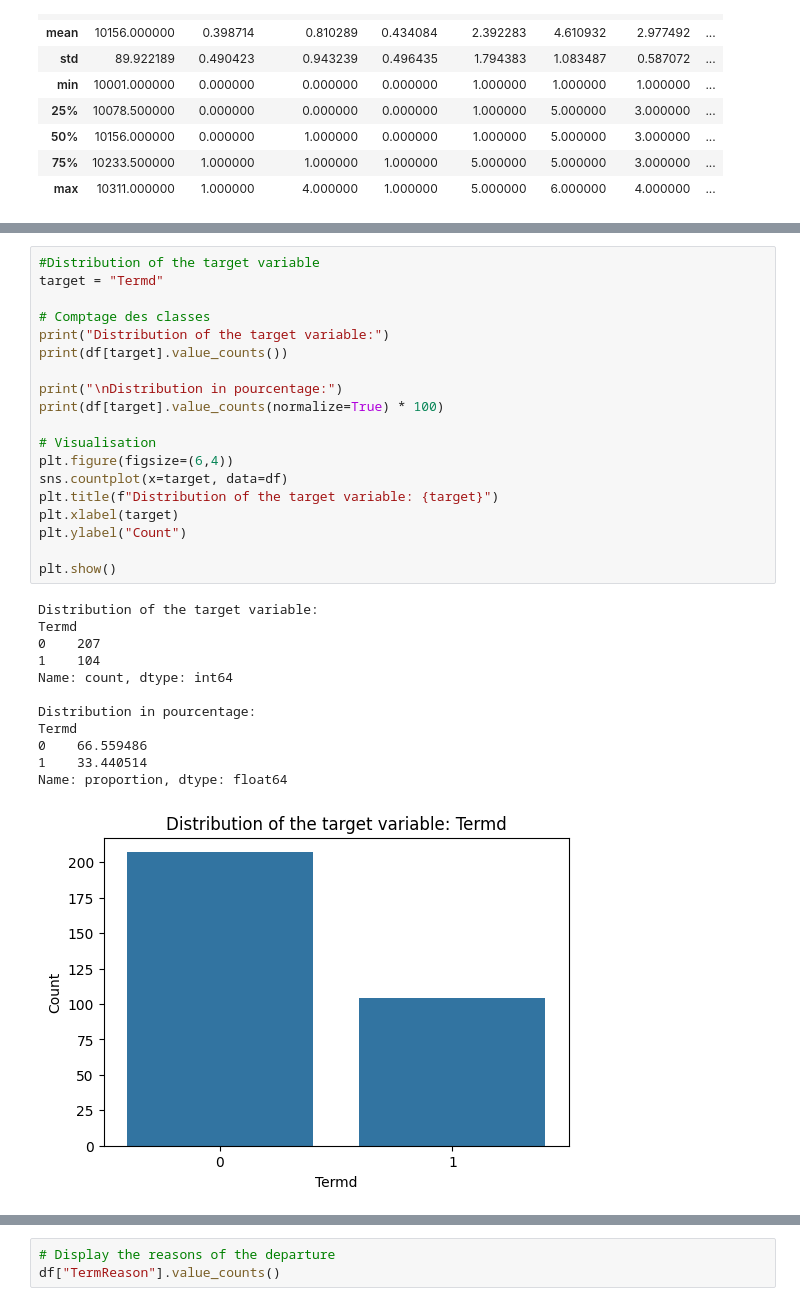
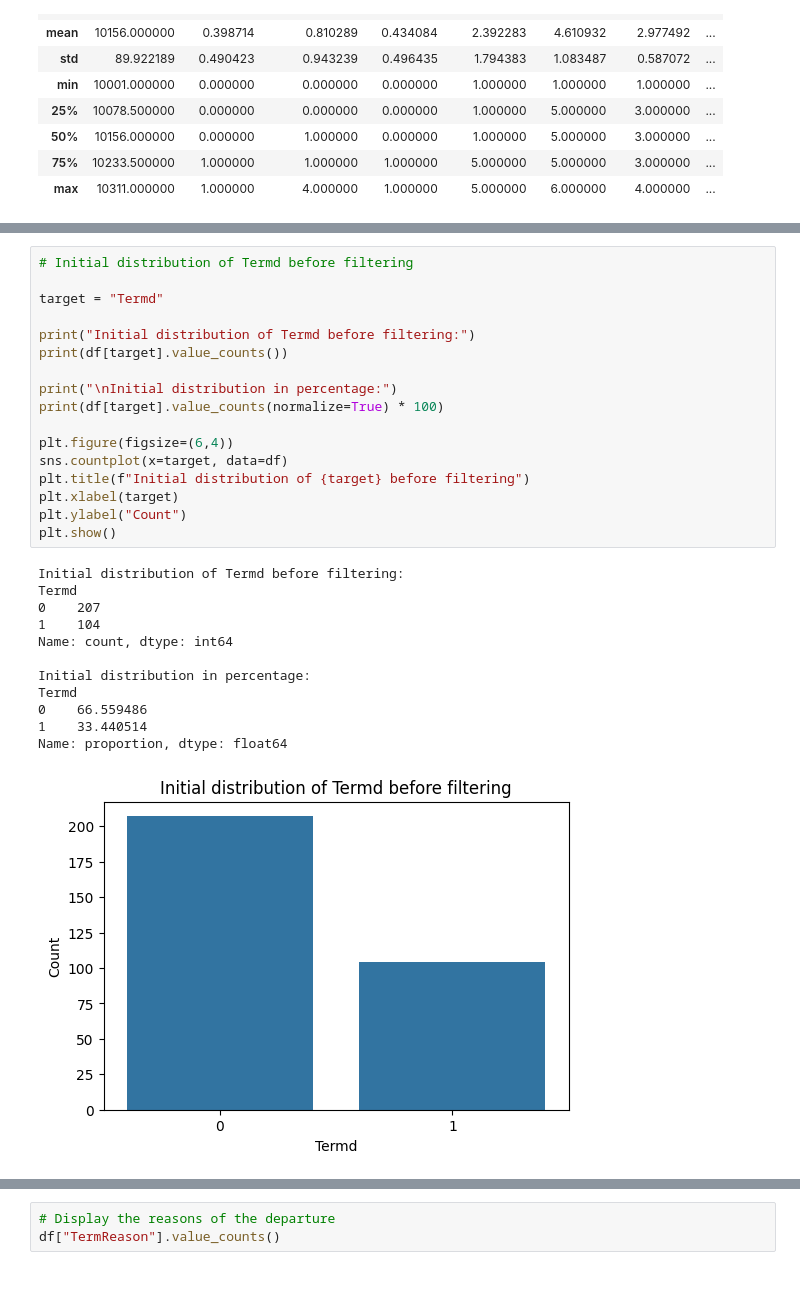
Before and after one commit to oviachane/Hackathon_AI_explainability-, a Jupyter notebook: notebooks/eda.ipynb, the cells around one changed output, grey strips where cells are left out. Cells and saved outputs as stored; diff of their text form.

```diff
--- a/notebooks/eda.ipynb
+++ b/notebooks/eda.ipynb
@@ -119,34 +121,32 @@ DaysLateLast30                  0
 Absences                        0
 dtype: int64
 # %%
-#Distribution of the target variable
+# Initial distribution of Termd before filtering
+
 target = "Termd"
 
-# Comptage des classes
-print("Distribution of the target variable:")
+print("Initial distribution of Termd before filtering:")
 print(df[target].value_counts())
 
-print("\nDistribution in pourcentage:")
+print("\nInitial distribution in percentage:")
 print(df[target].value_counts(normalize=True) * 100)
 
-# Visualisation
 plt.figure(figsize=(6,4))
 sns.countplot(x=target, data=df)
-plt.title(f"Distribution of the target variable: {target}")
+plt.title(f"Initial distribution of {target} before filtering")
 plt.xlabel(target)
 plt.ylabel("Count")
-
 plt.show()
 # %% [output]
-Distribution of the target variable:
+Initial distribution of Termd before filtering:
 Termd
 0    207
 1    104
 Name: count, dtype: int64
 
-Distribution in pourcentage:
+Initial distribution in percentage:
 Termd
 0    66.559486
 1    33.440514
 Name: proportion, dtype: float64
-[figure, old version]
+[figure, new version]
```
Also changed, not shown: parts of 35 cells of this notebook.
